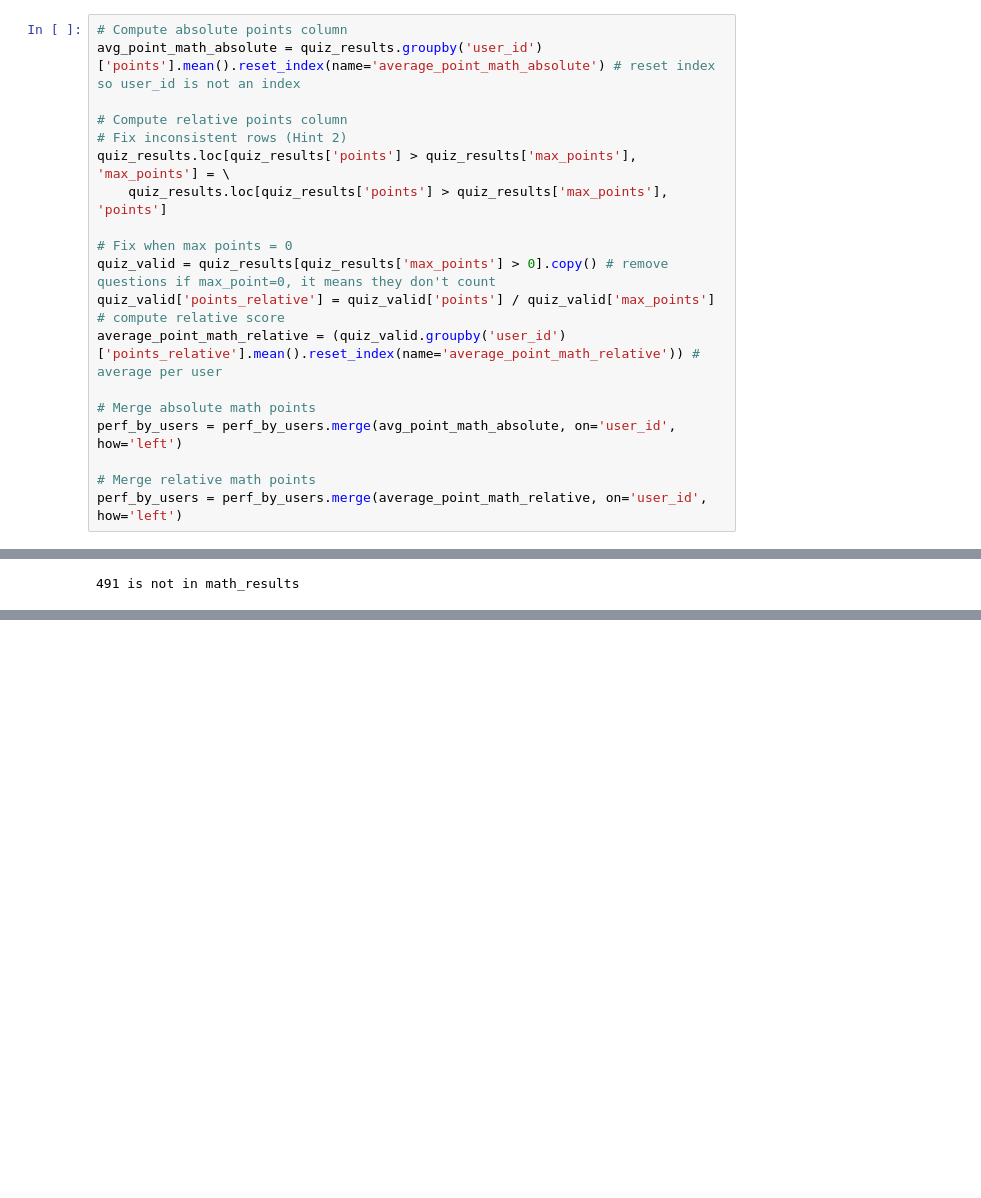
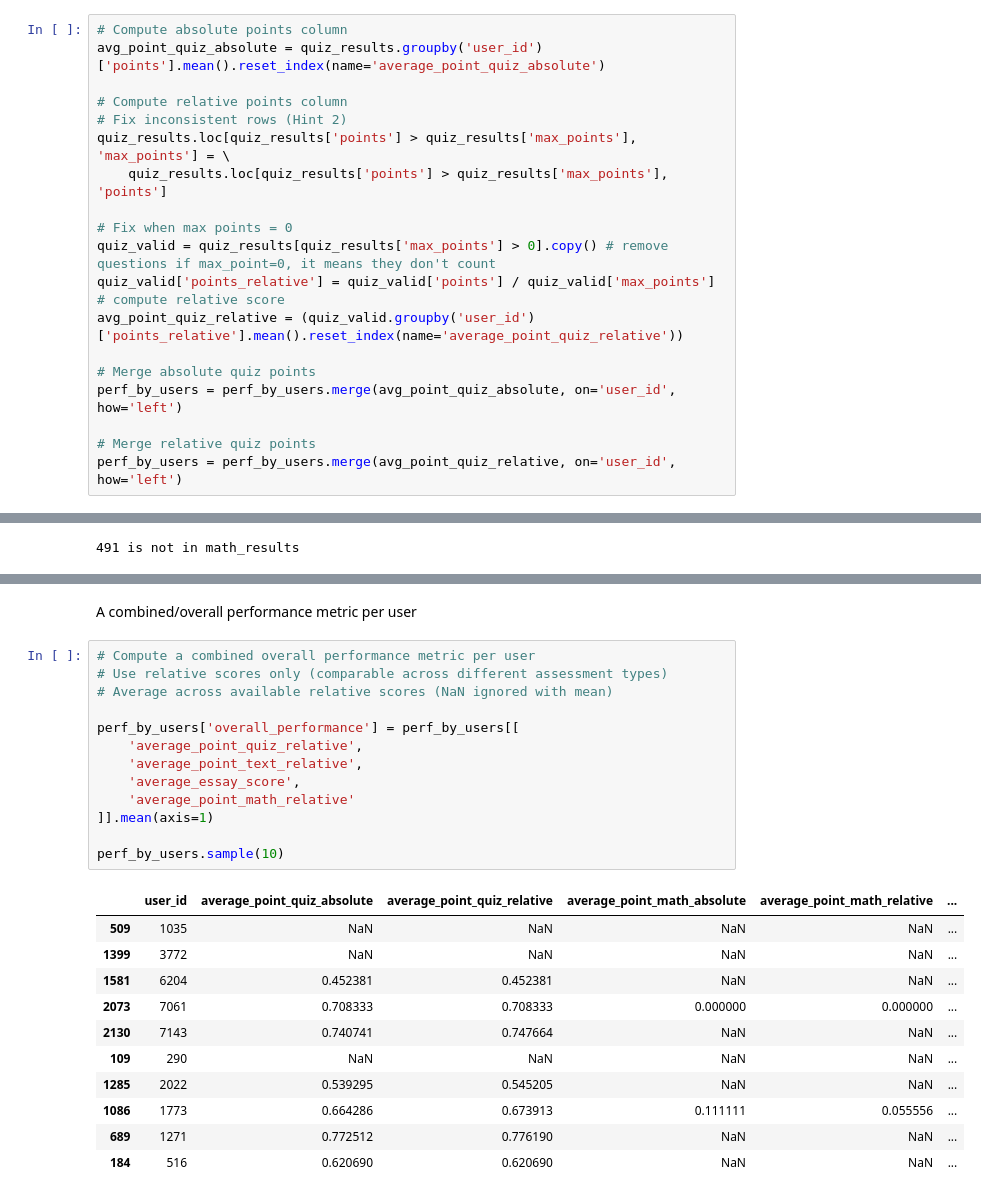
Before and after one commit to Tournedos/MLBD_2026, a Jupyter notebook: m4.ipynb, the cells around one changed output, grey strips where cells are left out. Cells and saved outputs as stored; diff of their text form; blank space fills up the shorter version.

```diff
--- a/m4.ipynb
+++ b/m4.ipynb
@@ -133,6 +147,6 @@ perf_by_users.head()
 # %%
 # Compute absolute points column
-avg_point_math_absolute = quiz_results.groupby('user_id')['points'].mean().reset_index(name='average_point_math_absolute') # reset index so user_id is not an index
+avg_point_quiz_absolute = quiz_results.groupby('user_id')['points'].mean().reset_index(name='average_point_quiz_absolute')
 
 # Compute relative points column
 # Fix inconsistent rows (Hint 2)
@@ -142,13 +156,13 @@ quiz_results.loc[quiz_results['points'] > quiz_results['max_points'], 'max_point
 # Fix when max points = 0
 quiz_valid = quiz_results[quiz_results['max_points'] > 0].copy() # remove questions if max_point=0, it means they don't count
 quiz_valid['points_relative'] = quiz_valid['points'] / quiz_valid['max_points'] # compute relative score
-average_point_math_relative = (quiz_valid.groupby('user_id')['points_relative'].mean().reset_index(name='average_point_math_relative')) # average per user
+avg_point_quiz_relative = (quiz_valid.groupby('user_id')['points_relative'].mean().reset_index(name='average_point_quiz_relative'))
 
-# Merge absolute math points
-perf_by_users = perf_by_users.merge(avg_point_math_absolute, on='user_id', how='left')
+# Merge absolute quiz points
+perf_by_users = perf_by_users.merge(avg_point_quiz_absolute, on='user_id', how='left')
 
-# Merge relative math points
-perf_by_users = perf_by_users.merge(average_point_math_relative, on='user_id', how='left')
+# Merge relative quiz points
+perf_by_users = perf_by_users.merge(avg_point_quiz_relative, on='user_id', how='left')
 # %%
 perf_by_users.sample(10)
 # %% [output]
@@ -176,0 +298,27 @@ else:
+# %% [markdown]
+A combined/overall performance metric per user
+# %%
+# Compute a combined overall performance metric per user
+# Use relative scores only (comparable across different assessment types)
+# Average across available relative scores (NaN ignored with mean)
+
+perf_by_users['overall_performance'] = perf_by_users[[
+    'average_point_quiz_relative',
+    'average_point_text_relative',
+    'average_essay_score',
+    'average_point_math_relative'
+]].mean(axis=1)
+
+perf_by_users.sample(10)
+# %% [output]
+|  | user_id | average_point_quiz_absolute | average_point_quiz_relative | average_point_math_absolute | average_point_math_relative | ... |
+| 509 | 1035 | NaN | NaN | NaN | NaN | ... |
+| 1399 | 3772 | NaN | NaN | NaN | NaN | ... |
+| 1581 | 6204 | 0.452381 | 0.452381 | NaN | NaN | ... |
+| 2073 | 7061 | 0.708333 | 0.708333 | 0.000000 | 0.000000 | ... |
+| 2130 | 7143 | 0.740741 | 0.747664 | NaN | NaN | ... |
+| 109 | 290 | NaN | NaN | NaN | NaN | ... |
+| 1285 | 2022 | 0.539295 | 0.545205 | NaN | NaN | ... |
+| 1086 | 1773 | 0.664286 | 0.673913 | 0.111111 | 0.055556 | ... |
+| 689 | 1271 | 0.772512 | 0.776190 | NaN | NaN | ... |
+| 184 | 516 | 0.620690 | 0.620690 | NaN | NaN | ... |
```
Also changed, not shown: parts of 16 cells of this notebook, 2 other files.
